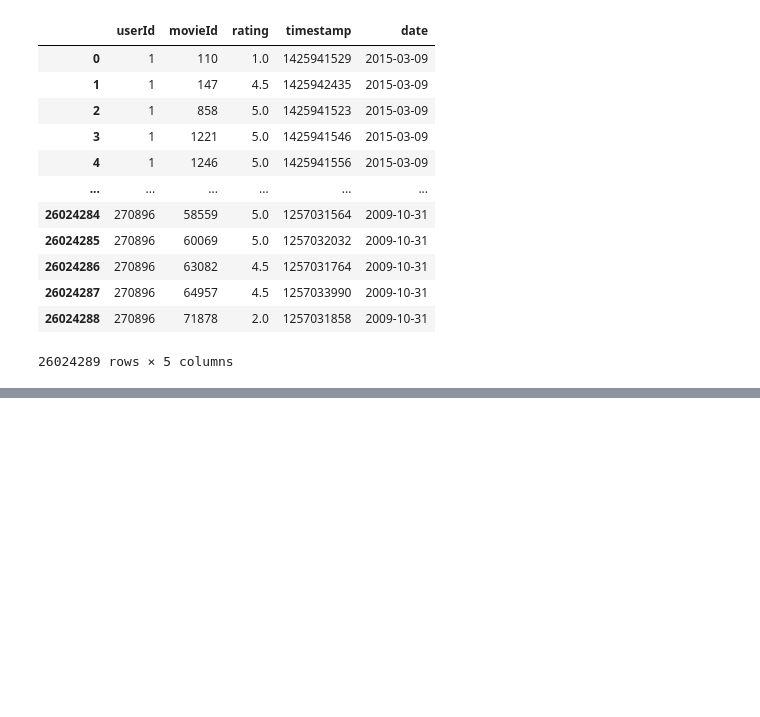
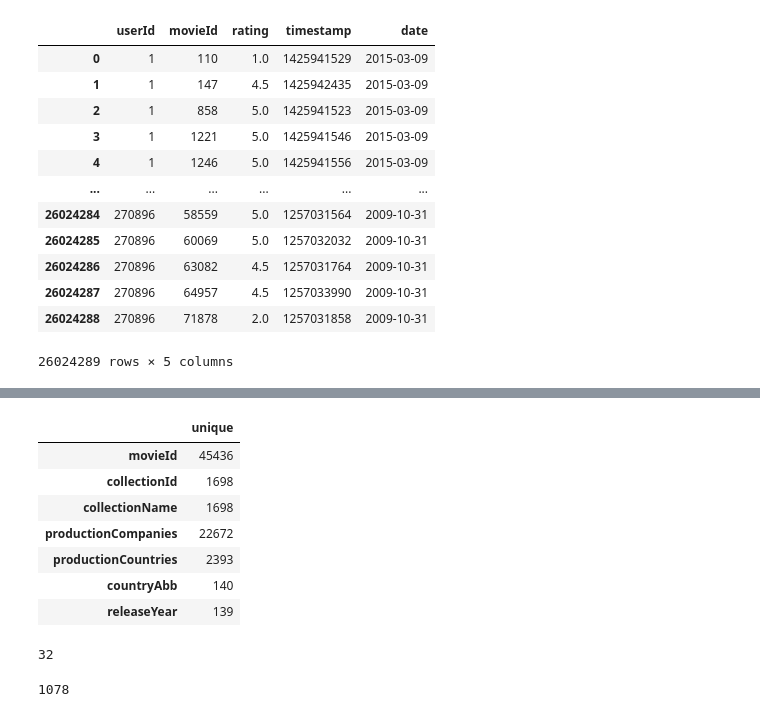
Before and after one commit to dany-roman/project_2, a Jupyter notebook: movielens_database_IM.ipynb, the cells around one changed output, grey strips where cells are left out. Cells and saved outputs as stored; diff of their text form; code cells hidden in the pictures; blank space fills up the shorter version.

```diff
--- a/movielens_database_IM.ipynb
+++ b/movielens_database_IM.ipynb
@@ -131,0 +221,51 @@ ratings
+# %%
+pd.DataFrame(movie_meta_transformed.describe().loc['unique']).r
+# %% [output]
+|  | unique |
+| movieId | 45436 |
+| collectionId | 1698 |
+| collectionName | 1698 |
+| productionCompanies | 22672 |
+| productionCountries | 2393 |
+| countryAbb | 140 |
+| releaseYear | 139 |
+# %%
+# Extract all possible genres
+all_genres=[]
+for i, row in movies_meta.iterrows():
+    #     print(f"Processing ---  Row {i}")
+
+    # Parsing genres data
+    genres_data = row['genres']
+
+    try :
+        for genre in json.loads(genres_data.replace("'",'"')):
+            name = genre['name']
+
+            if name not in all_genres:
+                all_genres.append(name)
+    except :
+        print("hi")
+
+len(all_genres)
+# %% [output]
+32
+# %%
+# Extract all possible collections
+all_collections=[]
+for i, row in movies_meta.iterrows():
+    #     print(f"Processing ---  Row {i}")
+
+    # Parsing genres data
+    coll_data = row['belongs_to_collection']
+
+    try :
+        name = json.loads(coll_data.replace("'",'"'))['name']
+        if name not in all_collections:
+            all_collections.append(name)
+    except :
+        all_collections = all_collections
+
+len(all_collections)
+# %% [output]
+1078
```
Also changed, not shown: parts of 5 cells of this notebook.
